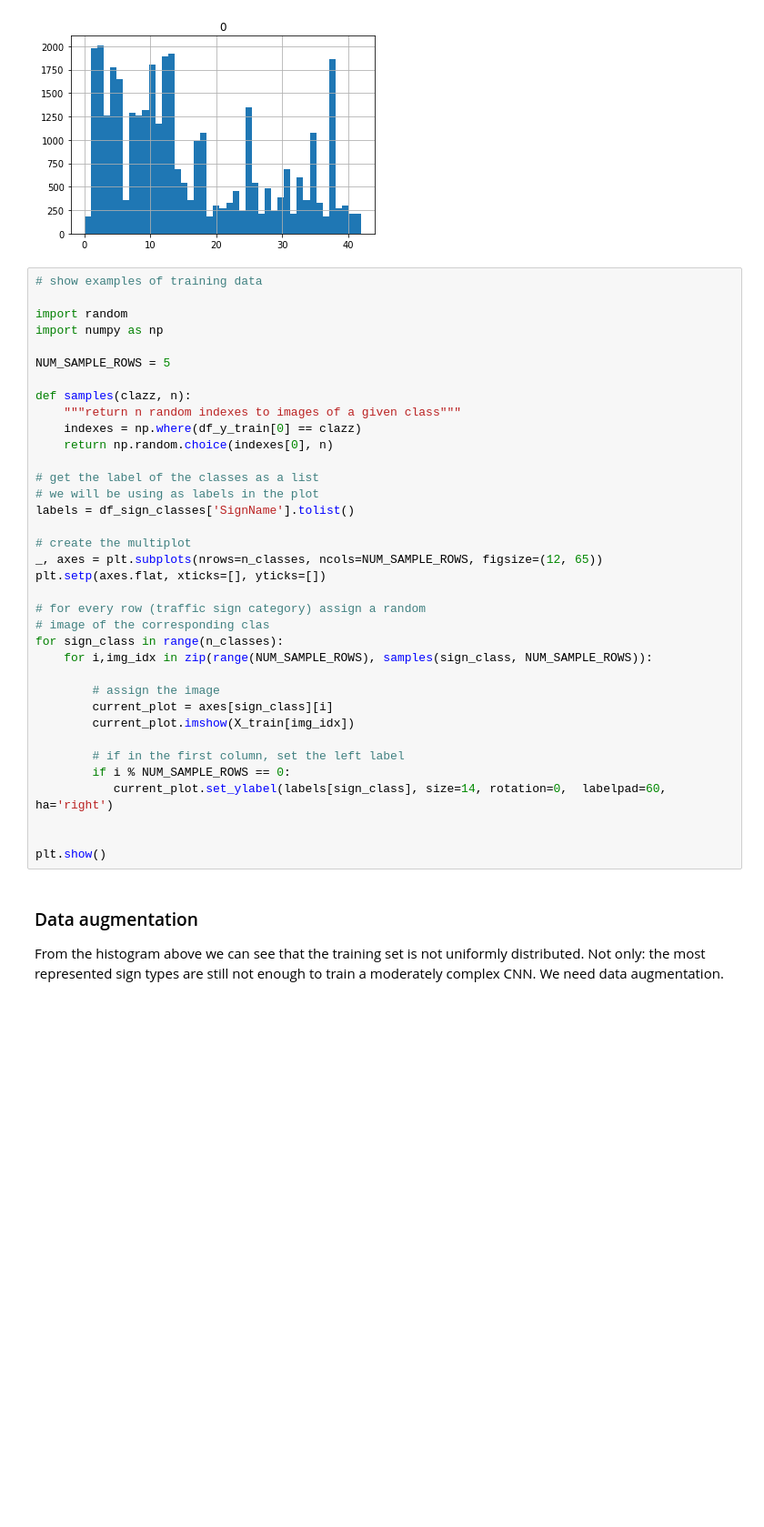
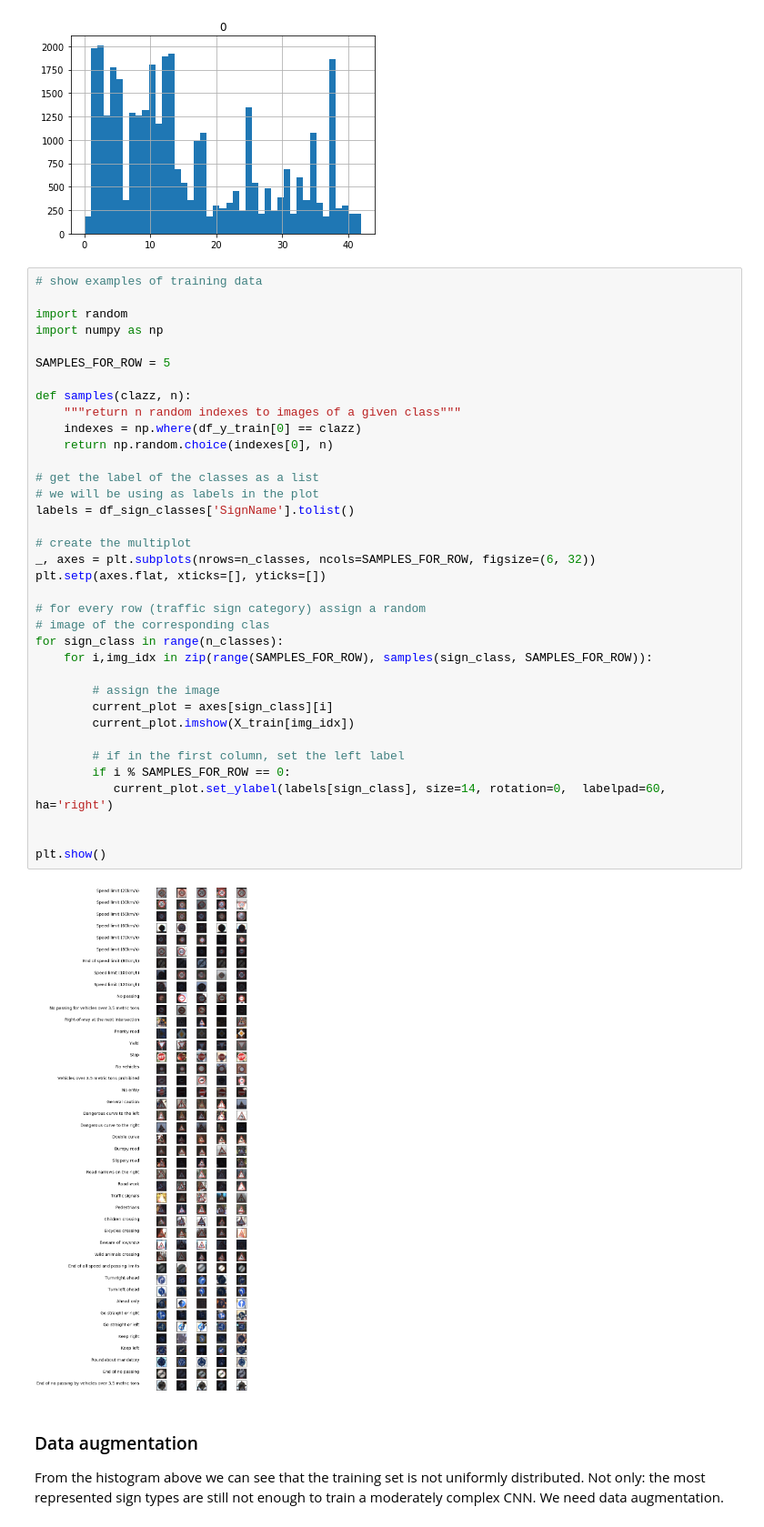
Before and after one commit to kindoblue/CarND-Traffic-Sign-Classifier-Project, a Jupyter notebook: Traffic_Sign_Classifier.ipynb, the cells around one changed output. Shown: that part at 91% size. Saved outputs shown, nothing was run; the diff lists cells and outputs as text; blank space fills up the shorter version.

Commit message:
Reduced the size of the traffic sign preview

```diff
--- a/Traffic_Sign_Classifier.ipynb
+++ b/Traffic_Sign_Classifier.ipynb
@@ -119,37 +119,39 @@ axes = df_y_train.hist(bins=n_classes)
 
 import random
 import numpy as np
 
-NUM_SAMPLE_ROWS = 5
+SAMPLES_FOR_ROW = 5
 
 def samples(clazz, n):
     """return n random indexes to images of a given class"""
     indexes = np.where(df_y_train[0] == clazz)
     return np.random.choice(indexes[0], n)
 
 # get the label of the classes as a list
 # we will be using as labels in the plot
 labels = df_sign_classes['SignName'].tolist()
 
 # create the multiplot
-_, axes = plt.subplots(nrows=n_classes, ncols=NUM_SAMPLE_ROWS, figsize=(12, 65))
+_, axes = plt.subplots(nrows=n_classes, ncols=SAMPLES_FOR_ROW, figsize=(6, 32))
 plt.setp(axes.flat, xticks=[], yticks=[])
 
 # for every row (traffic sign category) assign a random
 # image of the corresponding clas
 for sign_class in range(n_classes):
-    for i,img_idx in zip(range(NUM_SAMPLE_ROWS), samples(sign_class, NUM_SAMPLE_ROWS)):
+    for i,img_idx in zip(range(SAMPLES_FOR_ROW), samples(sign_class, SAMPLES_FOR_ROW)):
 
         # assign the image
         current_plot = axes[sign_class][i]
         current_plot.imshow(X_train[img_idx])
 
         # if in the first column, set the left label
-        if i % NUM_SAMPLE_ROWS == 0:
+        if i % SAMPLES_FOR_ROW == 0:
            current_plot.set_ylabel(labels[sign_class], size=14, rotation=0,  labelpad=60, ha='right')
 
 
 plt.show()
+# %% [output]
+[figure, added]
 # %% [markdown]
 ### Data augmentation
 
```
